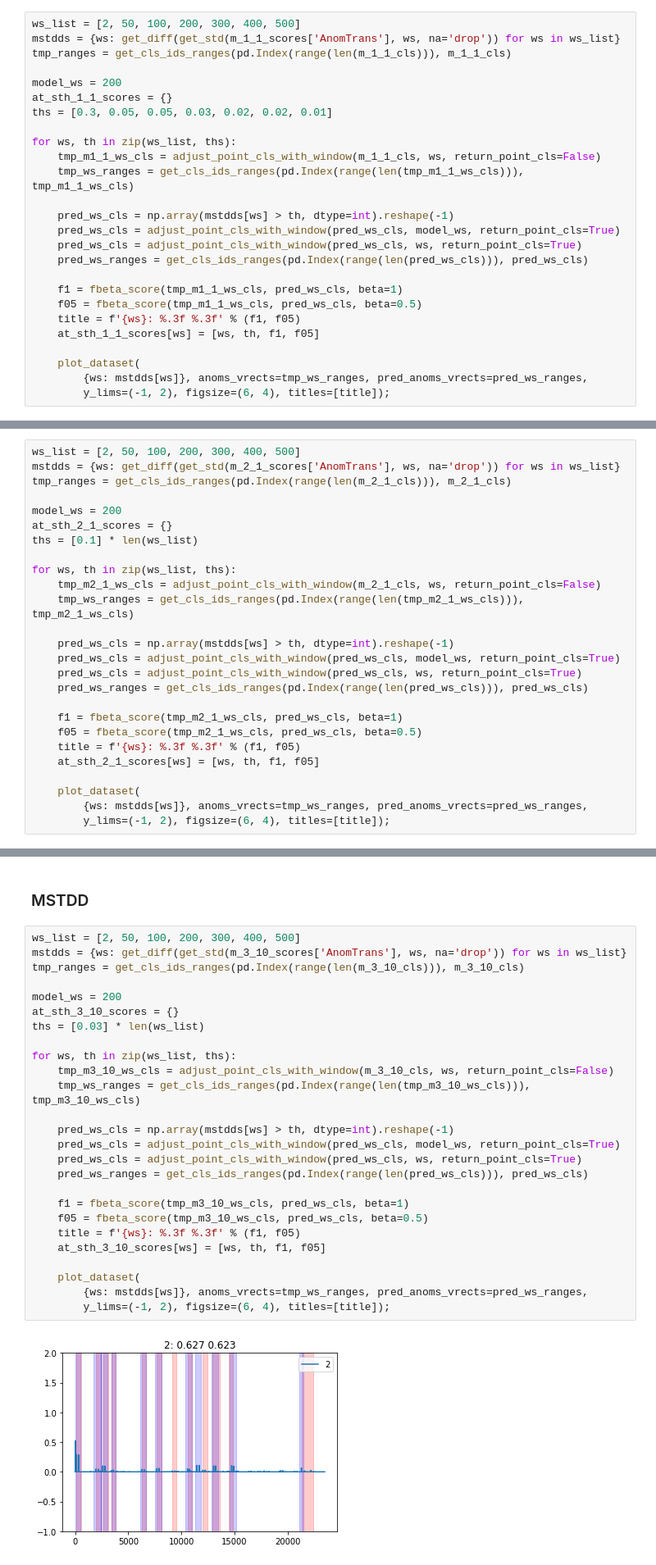
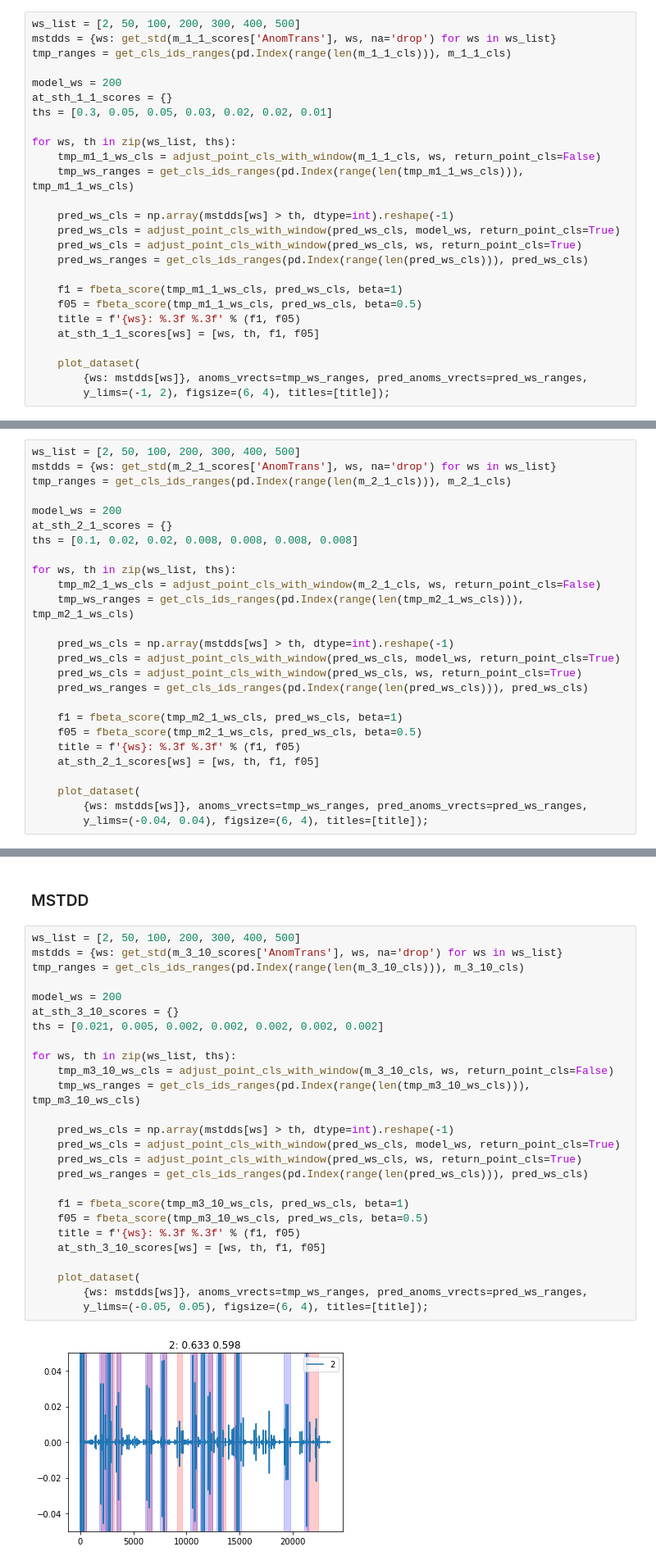
Before and after one commit to Stashq/TS-Forecasting, a Jupyter notebook: notebooks/a_scores_th_finding.ipynb, the cells around one changed output, grey strips where cells are left out. Shown at 82% size. Cells and saved outputs as stored; diff of their text form.

```diff
--- a/notebooks/a_scores_th_finding.ipynb
+++ b/notebooks/a_scores_th_finding.ipynb
@@ -467,7 +467,7 @@ adjust_point_cls_with_window(m_1_1_cls, ws, return_point_cls=False).shape, m_1_1
 ((28279,), (28280,))
 # %%
 ws_list = [2, 50, 100, 200, 300, 400, 500]
-mstdds = {ws: get_diff(get_std(m_1_1_scores['AnomTrans'], ws, na='drop')) for ws in ws_list}
+mstdds = {ws: get_std(m_1_1_scores['AnomTrans'], ws, na='drop') for ws in ws_list}
 tmp_ranges = get_cls_ids_ranges(pd.Index(range(len(m_1_1_cls))), m_1_1_cls)
 
 model_ws = 200
@@ -552,12 +558,12 @@ for ws in ws_list:
 ### MSTDD
 # %%
 ws_list = [2, 50, 100, 200, 300, 400, 500]
-mstdds = {ws: get_diff(get_std(m_2_1_scores['AnomTrans'], ws, na='drop')) for ws in ws_list}
+mstdds = {ws: get_std(m_2_1_scores['AnomTrans'], ws, na='drop') for ws in ws_list}
 tmp_ranges = get_cls_ids_ranges(pd.Index(range(len(m_2_1_cls))), m_2_1_cls)
 
 model_ws = 200
 at_sth_2_1_scores = {}
-ths = [0.1] * len(ws_list)
+ths = [0.1, 0.02, 0.02, 0.008, 0.008, 0.008, 0.008]
 
 for ws, th in zip(ws_list, ths):
     tmp_m2_1_ws_cls = adjust_point_cls_with_window(m_2_1_cls, ws, return_point_cls=False)
@@ -575,5 +581,5 @@ for ws, th in zip(ws_list, ths):
 
     plot_dataset(
         {ws: mstdds[ws]}, anoms_vrects=tmp_ws_ranges, pred_anoms_vrects=pred_ws_ranges,
-        y_lims=(-1, 2), figsize=(6, 4), titles=[title]);
+        y_lims=(-0.04, 0.04), figsize=(6, 4), titles=[title]);
 # %% [output]
@@ -643,29 +649,29 @@ for ws in ws_list:
 ### MSTDD
 # %%
 ws_list = [2, 50, 100, 200, 300, 400, 500]
-mstdds = {ws: get_diff(get_std(m_3_10_scores['AnomTrans'], ws, na='drop')) for ws in ws_list}
+mstdds = {ws: get_std(m_3_10_scores['AnomTrans'], ws, na='drop') for ws in ws_list}
 tmp_ranges = get_cls_ids_ranges(pd.Index(range(len(m_3_10_cls))), m_3_10_cls)
 
 model_ws = 200
 at_sth_3_10_scores = {}
-ths = [0.03] * len(ws_list)
+ths = [0.021, 0.005, 0.002, 0.002, 0.002, 0.002, 0.002]
 
 for ws, th in zip(ws_list, ths):
     tmp_m3_10_ws_cls = adjust_point_cls_with_window(m_3_10_cls, ws, return_point_cls=False)
     tmp_ws_ranges = get_cls_ids_ranges(pd.Index(range(len(tmp_m3_10_ws_cls))), tmp_m3_10_ws_cls)
 
     pred_ws_cls = np.array(mstdds[ws] > th, dtype=int).reshape(-1)
     pred_ws_cls = adjust_point_cls_with_window(pred_ws_cls, model_ws, return_point_cls=True)
     pred_ws_cls = adjust_point_cls_with_window(pred_ws_cls, ws, return_point_cls=True)
     pred_ws_ranges = get_cls_ids_ranges(pd.Index(range(len(pred_ws_cls))), pred_ws_cls)
 
     f1 = fbeta_score(tmp_m3_10_ws_cls, pred_ws_cls, beta=1)
     f05 = fbeta_score(tmp_m3_10_ws_cls, pred_ws_cls, beta=0.5)
     title = f'{ws}: %.3f %.3f' % (f1, f05)
     at_sth_3_10_scores[ws] = [ws, th, f1, f05]
 
     plot_dataset(
         {ws: mstdds[ws]}, anoms_vrects=tmp_ws_ranges, pred_anoms_vrects=pred_ws_ranges,
-        y_lims=(-1, 2), figsize=(6, 4), titles=[title]);
+        y_lims=(-0.05, 0.05), figsize=(6, 4), titles=[title]);
 # %% [output]
-[figure, old version]
+[figure, new version]
```
Also changed, not shown: parts of 9 cells of this notebook.
